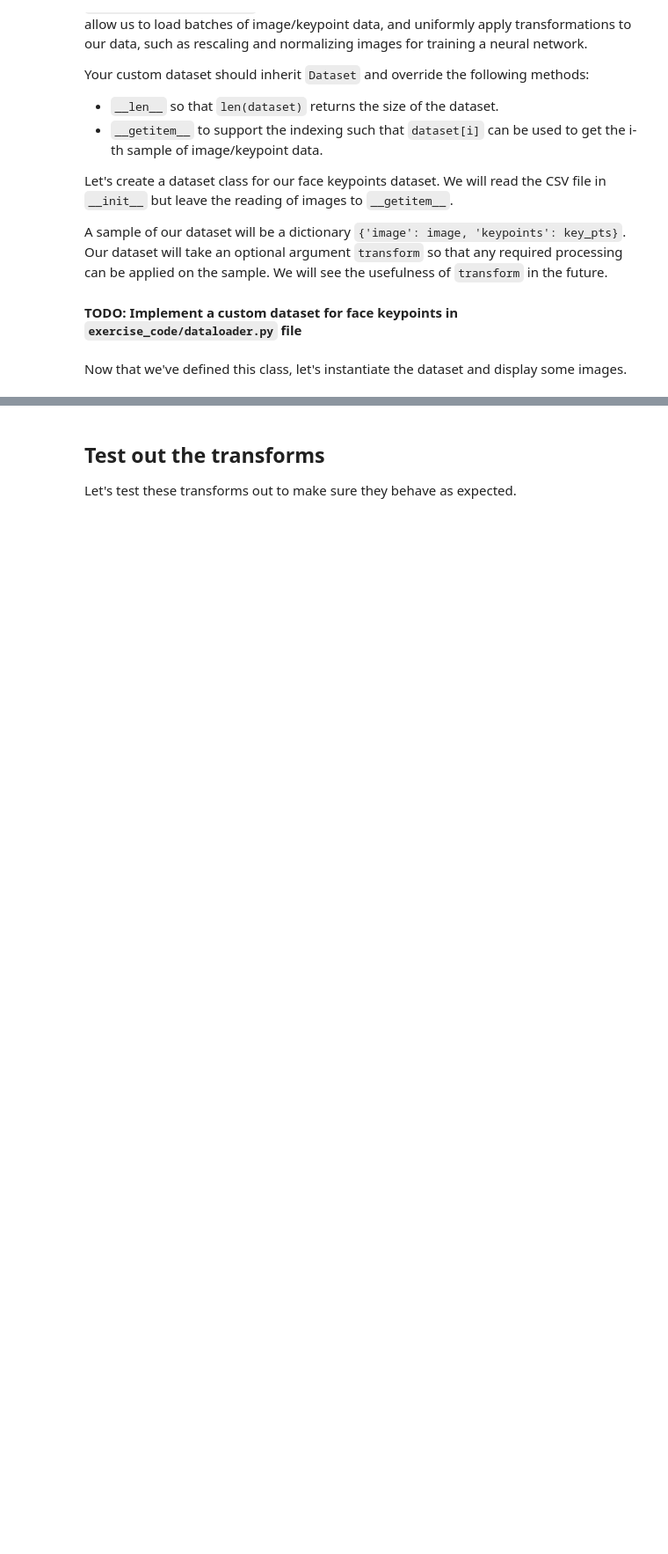
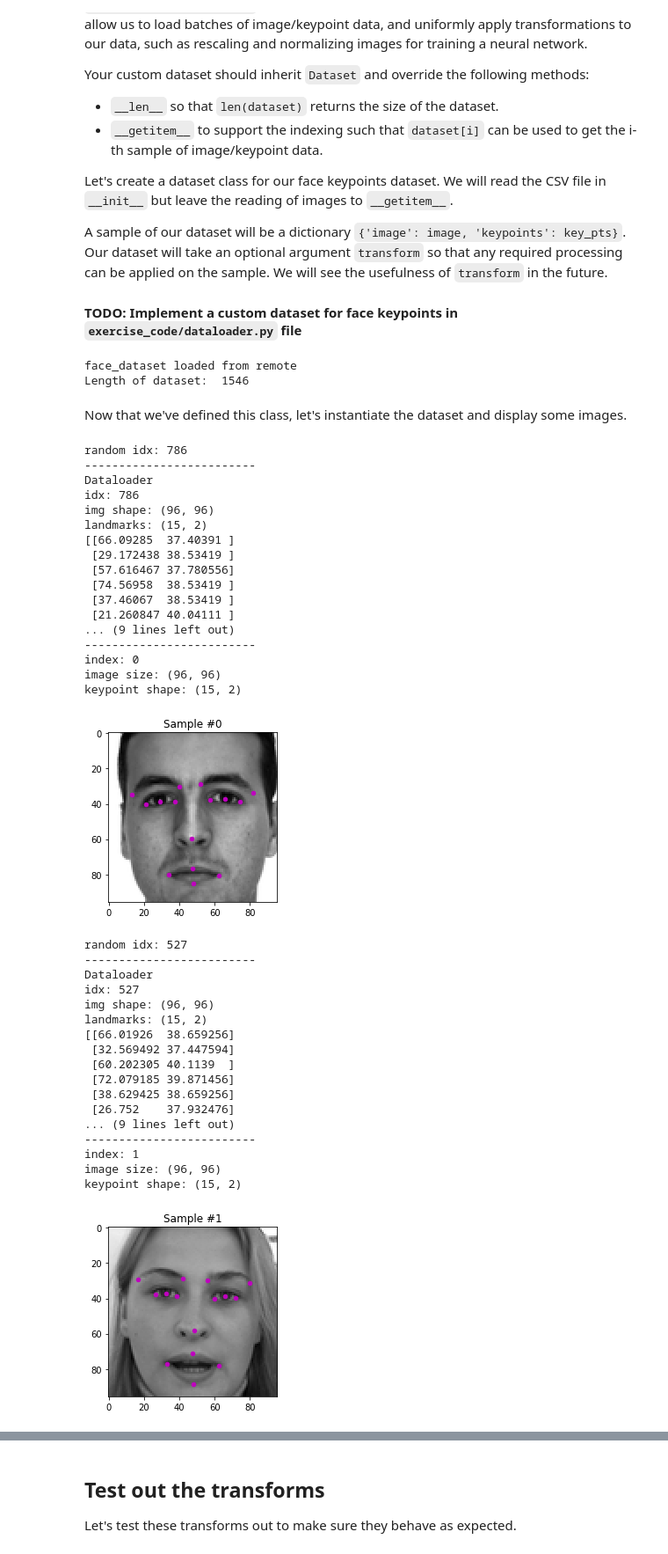
Before and after one commit to JulianHohenadel/I2Deep-Learning, a Jupyter notebook: exercise_3/2_facial_keypoints.ipynb, the cells around one changed output, grey strips where cells are left out. Shown at 88% size. Cells and saved outputs as stored; diff of their text form; code cells hidden in the pictures; blank space fills up the shorter version.

Commit message:
Dataloader done

```diff
--- a/exercise_3/2_facial_keypoints.ipynb
+++ b/exercise_3/2_facial_keypoints.ipynb
@@ -166,32 +171,79 @@ applied on the sample. We will see the usefulness of ``transform`` in the future
 from exercise_code.dataloader import FacialKeypointsDataset
 
 # Construct the dataset
-face_dataset = FacialKeypointsDataset(csv_file='../datasets/landmark_data/training.csv')
+# Google drive path: /content/drive/My Drive/datasets/landmark_data/training.csv
+if path.exists('../datasets/landmark_data/training.csv'):
+    face_dataset = FacialKeypointsDataset(csv_file='../datasets/landmark_data/training.csv')
+    print("face_dataset loaded from local")
+else:
+    face_dataset = FacialKeypointsDataset(csv_file='/content/drive/My Drive/datasets/landmark_data/training.csv')
+    print("face_dataset loaded from remote")
 
 # print some stats about the dataset
 print('Length of dataset: ', len(face_dataset))
+# %% [output]
+face_dataset loaded from remote
+Length of dataset:  1546
 # %% [markdown]
 Now that we've defined this class, let's instantiate the dataset and display some images.
 # %%
 # Display a few of the images from the dataset
-num_to_display = 3
+num_to_display = 5
 
 for i in range(num_to_display):
 
     # define the size of images
     fig = plt.figure(figsize=(20,10))
 
     # randomly select a sample
     rand_i = np.random.randint(0, len(face_dataset))
+    print("random idx: " + str(rand_i))
     sample = face_dataset[rand_i]
 
     # print the shape of the image and keypoints
     print('index: {}'.format(i))
     print('image size: {}'.format(sample['image'].shape))
     print('keypoint shape: {}'.format(sample['keypoints'].shape))
 
     ax = plt.subplot(1, num_to_display, i + 1)
     ax.set_title('Sample #{}'.format(i))
 
     # Using the same display function, defined earlier
-    show_all_keypoints(sample['image'][0], sample['keypoints'])
+    show_all_keypoints(sample['image'], sample['keypoints'])
+# %% [output]
+random idx: 786
+-------------------------
+Dataloader
+idx: 786
+img shape: (96, 96)
+landmarks: (15, 2)
+[[66.09285  37.40391 ]
+ [29.172438 38.53419 ]
+ [57.616467 37.780556]
+ [74.56958  38.53419 ]
+ [37.46067  38.53419 ]
+ [21.260847 40.04111 ]
+... (9 lines left out)
+-------------------------
+index: 0
+image size: (96, 96)
+keypoint shape: (15, 2)
+[figure, added]
+random idx: 527
+-------------------------
+Dataloader
+idx: 527
+img shape: (96, 96)
+landmarks: (15, 2)
+[[66.01926  38.659256]
+ [32.569492 37.447594]
+ [60.202305 40.1139  ]
+ [72.079185 39.871456]
+ [38.629425 38.659256]
+ [26.752    37.932476]
+... (9 lines left out)
+-------------------------
+index: 1
+image size: (96, 96)
+keypoint shape: (15, 2)
+[figure, added]
```
Also changed, not shown: parts of 2 cells of this notebook, 1 other file.
